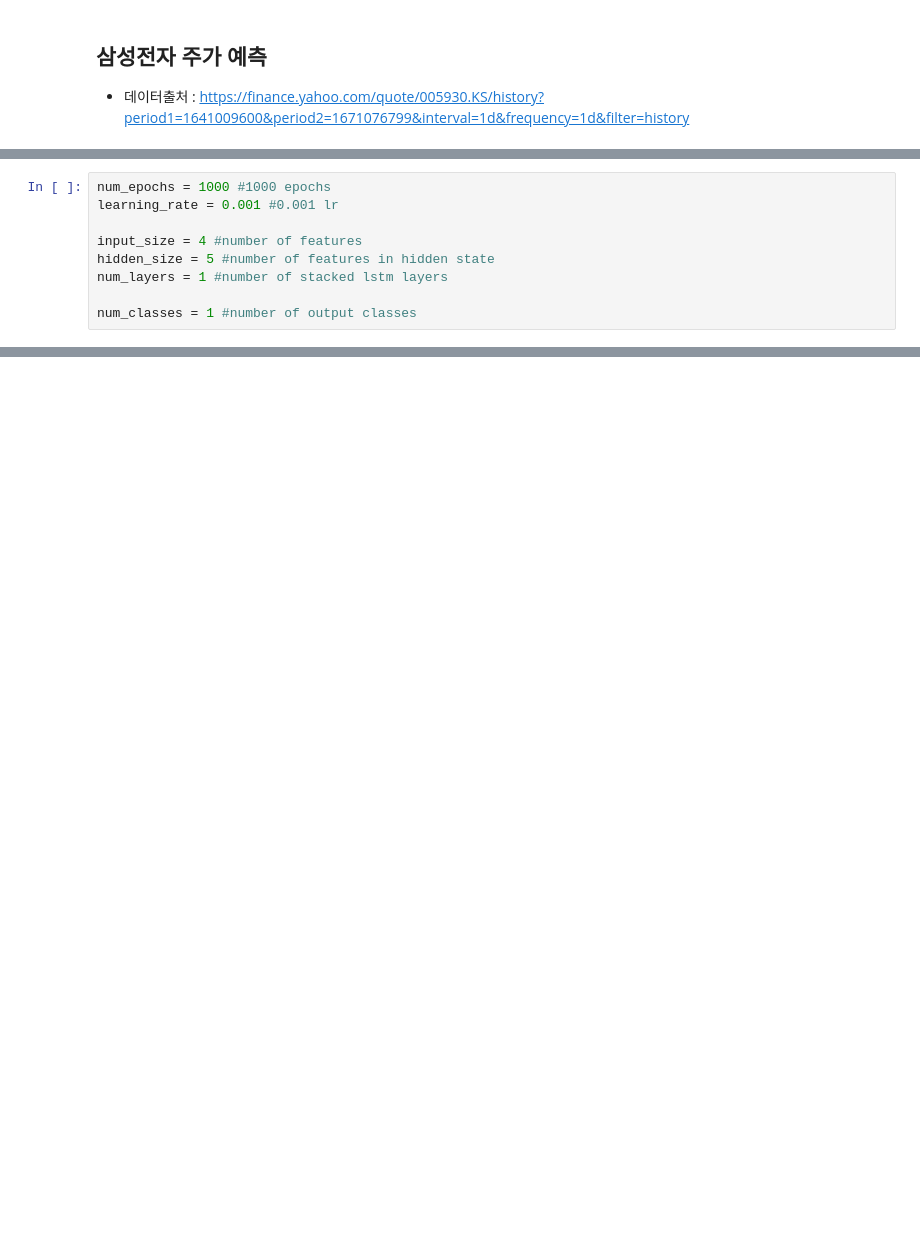
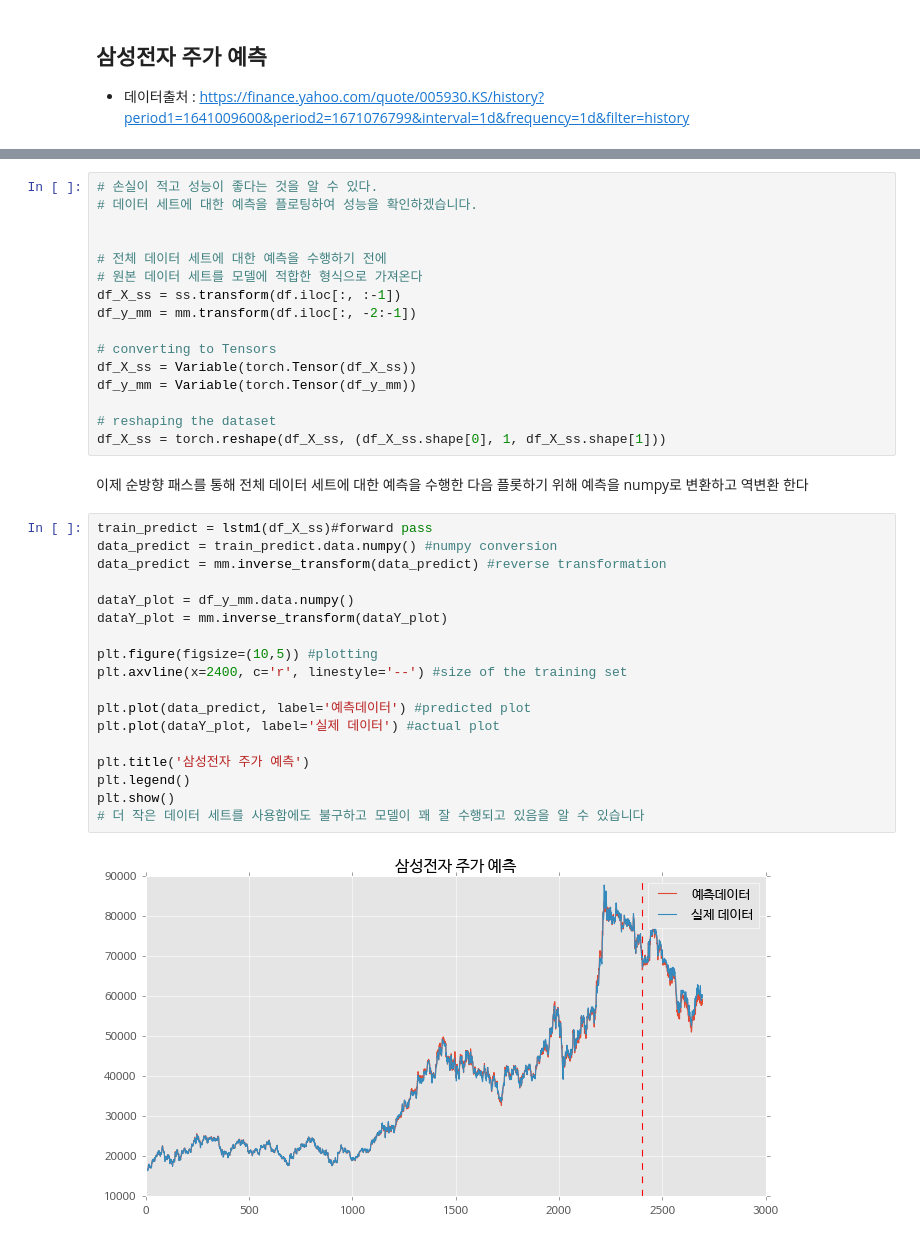
Before and after one commit to callor/Callor-DeepLearning-2022, a Jupyter notebook: 삼성전자주가예측.ipynb, the cells around one changed output, grey strips where cells are left out. Cells and saved outputs as stored; diff of their text form; blank space fills up the shorter version.

```diff
--- a/삼성전자주가예측.ipynb
+++ b/삼성전자주가예측.ipynb
@@ -299,9 +6,0 @@ class LSTM1(nn.Module):
-# %%
-num_epochs = 1000 #1000 epochs
-learning_rate = 0.001 #0.001 lr
-
-input_size = 4 #number of features
-hidden_size = 5 #number of features in hidden state
-num_layers = 1 #number of stacked lstm layers
-
-num_classes = 1 #number of output classes
@@ -406,0 +512,38 @@ plt.show()
+# %%
+# 손실이 적고 성능이 좋다는 것을 알 수 있다.
+# 데이터 세트에 대한 예측을 플로팅하여 성능을 확인하겠습니다.
+
+
+# 전체 데이터 세트에 대한 예측을 수행하기 전에
+# 원본 데이터 세트를 모델에 적합한 형식으로 가져온다
+df_X_ss = ss.transform(df.iloc[:, :-1])
+df_y_mm = mm.transform(df.iloc[:, -2:-1])
+
+# converting to Tensors
+df_X_ss = Variable(torch.Tensor(df_X_ss))
+df_y_mm = Variable(torch.Tensor(df_y_mm))
+
+# reshaping the dataset
+df_X_ss = torch.reshape(df_X_ss, (df_X_ss.shape[0], 1, df_X_ss.shape[1]))
+# %% [markdown]
+이제 순방향 패스를 통해 전체 데이터 세트에 대한 예측을 수행한 다음 플롯하기 위해 예측을 numpy로 변환하고 역변환 한다
+# %%
+train_predict = lstm1(df_X_ss)#forward pass
+data_predict = train_predict.data.numpy() #numpy conversion
+data_predict = mm.inverse_transform(data_predict) #reverse transformation
+
+dataY_plot = df_y_mm.data.numpy()
+dataY_plot = mm.inverse_transform(dataY_plot)
+
+plt.figure(figsize=(10,5)) #plotting
+plt.axvline(x=2400, c='r', linestyle='--') #size of the training set
+
+plt.plot(data_predict, label='예측데이터') #predicted plot
+plt.plot(dataY_plot, label='실제 데이터') #actual plot
+
+plt.title('삼성전자 주가 예측')
+plt.legend()
+plt.show()
+# 더 작은 데이터 세트를 사용함에도 불구하고 모델이 꽤 잘 수행되고 있음을 알 수 있습니다
+# %% [output]
+[figure, added]
```
Also changed, not shown: parts of 38 cells of this notebook.
